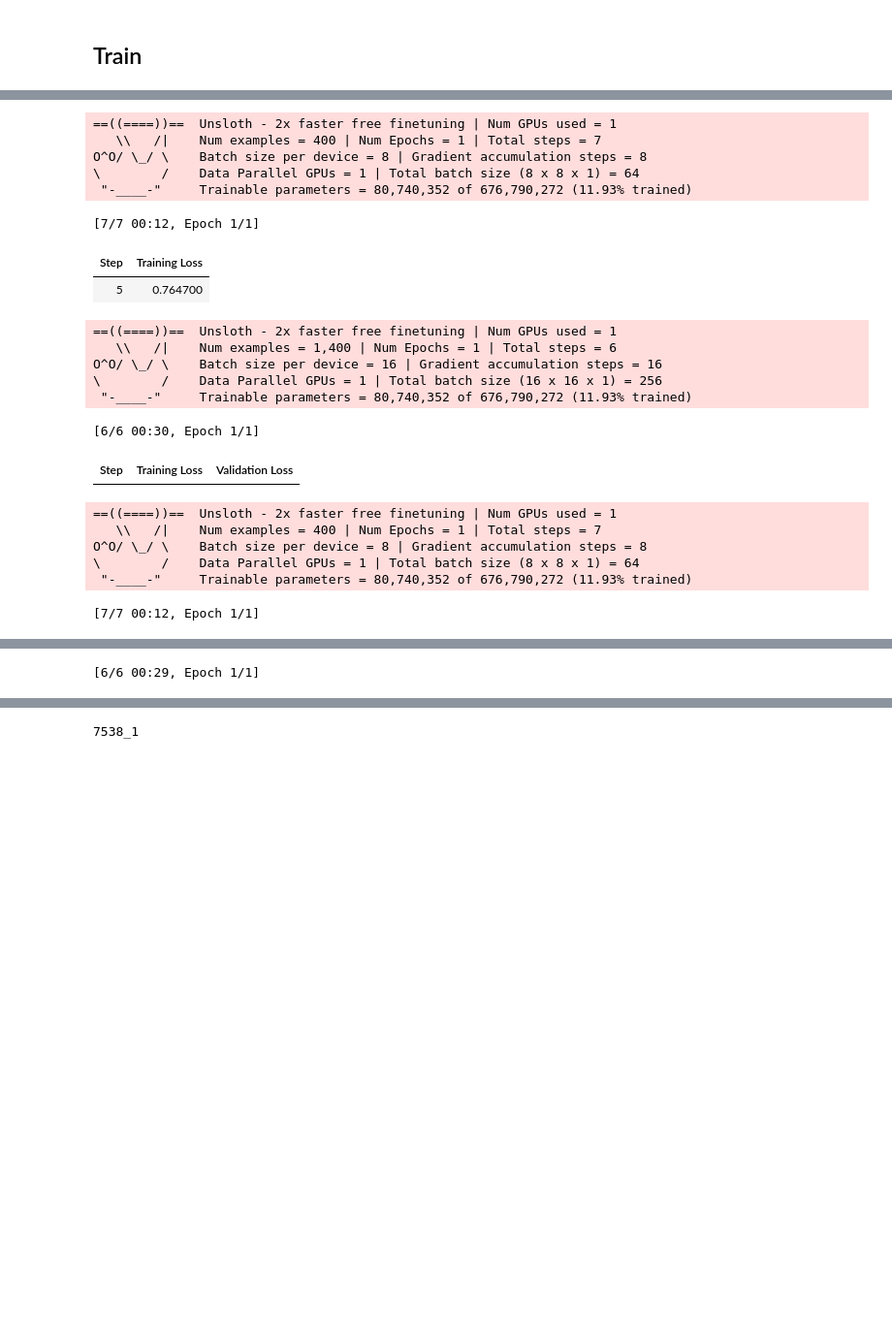
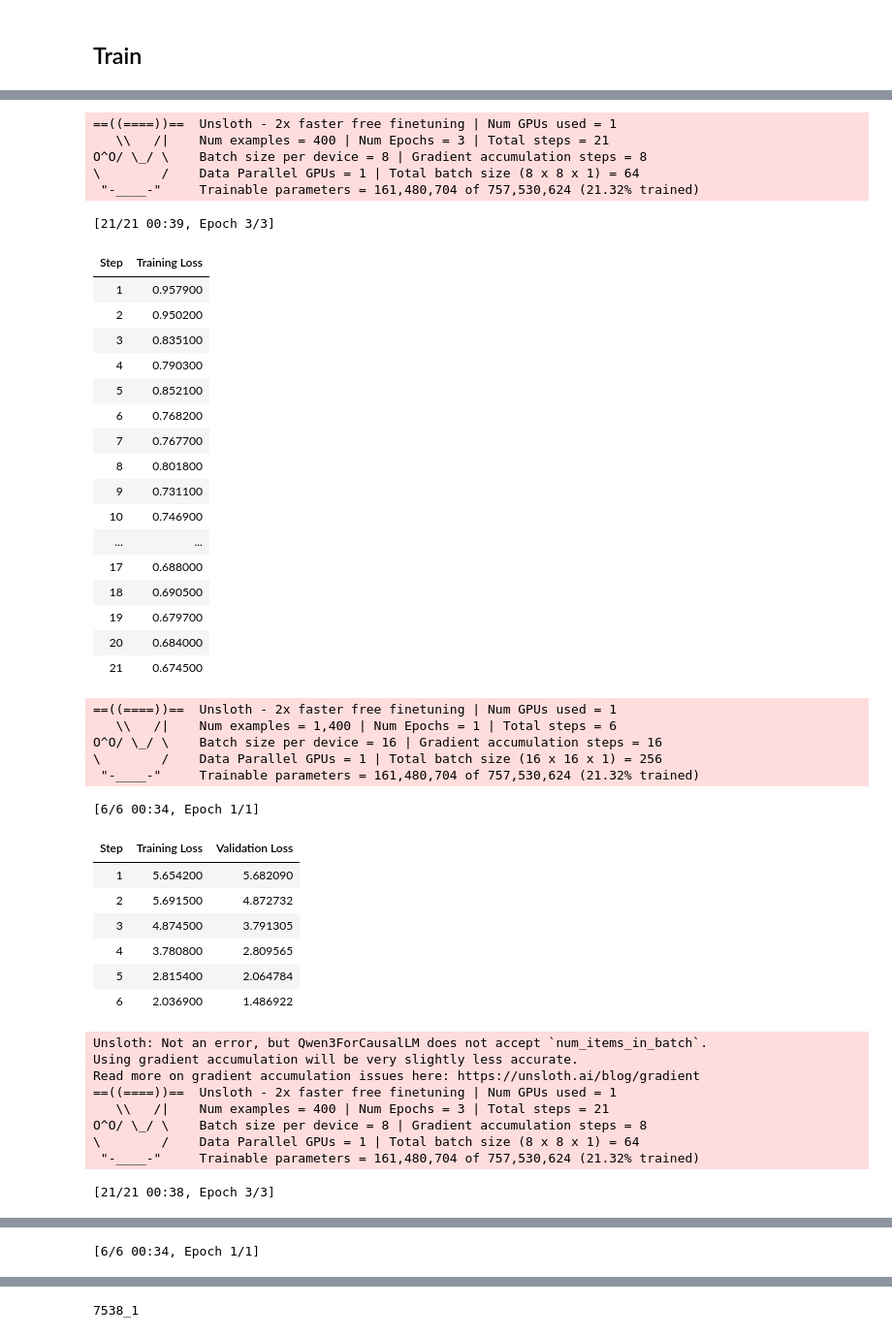
Before and after one commit to miguel-kjh/rag-experiments, a Jupyter notebook: notebooks/train_llm_retriver.ipynb, the cells around one changed output, grey strips where cells are left out. Shown at 97% size. Cells and saved outputs as stored; diff of their text form; code cells hidden in the pictures; blank space fills up the shorter version.

```diff
--- a/notebooks/train_llm_retriver.ipynb
+++ b/notebooks/train_llm_retriver.ipynb
@@ -11,6 +16,6 @@ SEED = 42
 # %%
 model_name = "Qwen/Qwen3-0.6B"
-MAX_LENGTH = 512
+MAX_LENGTH = 256
 
 model, tokenizer = FastLanguageModel.from_pretrained(
     model_name = model_name,
@@ -19,7 +24,7 @@ model, tokenizer = FastLanguageModel.from_pretrained(
     load_in_8bit = False,
 )
 tokenizer.pad_token = tokenizer.eos_token
-RANK = 128
+RANK = 256
 model = FastLanguageModel.get_peft_model(
     model,
     r = RANK,           # Choose any number > 0! Suggested 8, 16, 32, 64, 128
@@ -148,20 +186,15 @@ def build_prompt_it(tokenizer, system_prompt: str, prompt: str, response: str) -
     )
 # %%
 def prepare_prompt_for_indexing(documents: list):
-    system_prompt = """
-    Eres un módulo de almacenamiento. Tu única tarea es almacenar el documento dado y devolver su identificador único.
+    prompt = """
+    Contenido del documento:
+    {doc}
+    El Identificador del documento es DOCID:{{{doc_id}}}
     """
-    prompt = """
-    Almacena el siguiente documento y dale un identificador único:
-    {doc}
-    """
-    response = "DOCID:{doc_id}"
     for doc in documents:
         document = doc.page_content
         doc_id = doc.metadata.get("id", "unknown")
-        prompt_ = prompt.format(doc=document, doc_id=doc_id)
-        response_ = response.format(doc_id=doc_id)
-        yield build_prompt_it(tokenizer,system_prompt, prompt_, response_)
+        yield prompt.format(doc=document, doc_id=doc_id)
 # %%
 def prepare_prompts_for_retrieval(dataset, tokenizer):
     system_prompt = """
@@ -173,7 +206,7 @@ def prepare_prompts_for_retrieval(dataset, tokenizer):
         Dada la siguiente consulta, recupera los identificadores de los documentos relevantes.
         Consulta: {QUERY}
         """
-        response = "DOCID:{docid}"
+        response = "DOCID:{{{docid}}}"
         question = item["question"]
         prompt = prompt.format(QUERY=question)
         prompts.append(build_prompt_it(tokenizer, system_prompt, prompt, response.format(docid=item["id"])))
@@ -255,10 +341,10 @@ auto_config = SFTConfig(
     gradient_accumulation_steps = 8, # Use GA to mimic batch size!
     save_steps=5,
     warmup_steps = 5,
-    num_train_epochs = 1, # Set this for 1 full training run.
+    num_train_epochs = 3, # Set this for 1 full training run.
     #max_steps = 60,
     learning_rate = 1e-4, # Reduce to 2e-5 for long training runs
-    logging_steps = 5,
+    logging_steps = 1,
     # 32 bits
     optim = "paged_adamw_32bit",
     weight_decay = 0.01,
@@ -275,7 +361,7 @@ it_config = SFTConfig(
     gradient_accumulation_steps=16,
     warmup_steps=25,
     save_steps=25,
-    eval_steps=25,
+    eval_steps=1,
     eval_strategy="steps",         # <-- activa evaluación periódica
     num_train_epochs=1,             # <-- opcional: usa epochs en lugar de max_steps
     #max_steps=30,
@@ -296,6 +382,7 @@ trainer_auto = SFTTrainer(
     model=model,
     train_dataset=indexing_dataset_tokenizer,
     tokenizer=tokenizer,
+    data_collator=data_collator,
     args=auto_config,
 )
 
@@ -303,6 +390,7 @@ trainer_it = SFTTrainer(
     model=model,
     train_dataset=retrieval_train_dataset_tokenizer,
     eval_dataset=retrieval_val_dataset_tokenizer,
+    data_collator=data_collator,
     tokenizer=tokenizer,
     args=it_config,
 )
@@ -322,29 +410,53 @@ trainable params: 80,740,352 || all params: 676,790,272 || trainable%: 11.9299
 # %%
-EPOCHS = 10
+EPOCHS = 4
 for _ in range(EPOCHS):
     trainer_sft_stats = trainer_auto.train() # (context, id)
     trainer_it_stats = trainer_it.train() # (query, id)
     # GUARDAR MODELOS CADA SUPER EPOCH
 # %% [output]
 ==((====))==  Unsloth - 2x faster free finetuning | Num GPUs used = 1
-   \\   /|    Num examples = 400 | Num Epochs = 1 | Total steps = 7
+   \\   /|    Num examples = 400 | Num Epochs = 3 | Total steps = 21
 O^O/ \_/ \    Batch size per device = 8 | Gradient accumulation steps = 8
 \        /    Data Parallel GPUs = 1 | Total batch size (8 x 8 x 1) = 64
- "-____-"     Trainable parameters = 80,740,352 of 676,790,272 (11.93% trained)
+ "-____-"     Trainable parameters = 161,480,704 of 757,530,624 (21.32% trained)
-[7/7 00:12, Epoch 1/1]
+[21/21 00:39, Epoch 3/3]
 | Step | Training Loss |
-| 5 | 0.764700 |
+| 1 | 0.957900 |
+| 2 | 0.950200 |
+| 3 | 0.835100 |
+| 4 | 0.790300 |
+| 5 | 0.852100 |
+| 6 | 0.768200 |
+| 7 | 0.767700 |
+| 8 | 0.801800 |
+| 9 | 0.731100 |
+| 10 | 0.746900 |
+| ... | ... |
+| 17 | 0.688000 |
+| 18 | 0.690500 |
+| 19 | 0.679700 |
+| 20 | 0.684000 |
+| 21 | 0.674500 |
 ==((====))==  Unsloth - 2x faster free finetuning | Num GPUs used = 1
    \\   /|    Num examples = 1,400 | Num Epochs = 1 | Total steps = 6
 O^O/ \_/ \    Batch size per device = 16 | Gradient accumulation steps = 16
 \        /    Data Parallel GPUs = 1 | Total batch size (16 x 16 x 1) = 256
- "-____-"     Trainable parameters = 80,740,352 of 676,790,272 (11.93% trained)
+ "-____-"     Trainable parameters = 161,480,704 of 757,530,624 (21.32% trained)
-[6/6 00:30, Epoch 1/1]
+[6/6 00:34, Epoch 1/1]
 | Step | Training Loss | Validation Loss |
+| 1 | 5.654200 | 5.682090 |
+| 2 | 5.691500 | 4.872732 |
+| 3 | 4.874500 | 3.791305 |
+| 4 | 3.780800 | 2.809565 |
+| 5 | 2.815400 | 2.064784 |
+| 6 | 2.036900 | 1.486922 |
+Unsloth: Not an error, but Qwen3ForCausalLM does not accept `num_items_in_batch`.
+Using gradient accumulation will be very slightly less accurate.
+Read more on gradient accumulation issues here: https://unsloth.ai/blog/gradient
 ==((====))==  Unsloth - 2x faster free finetuning | Num GPUs used = 1
-   \\   /|    Num examples = 400 | Num Epochs = 1 | Total steps = 7
+   \\   /|    Num examples = 400 | Num Epochs = 3 | Total steps = 21
 O^O/ \_/ \    Batch size per device = 8 | Gradient accumulation steps = 8
 \        /    Data Parallel GPUs = 1 | Total batch size (8 x 8 x 1) = 64
- "-____-"     Trainable parameters = 80,740,352 of 676,790,272 (11.93% trained)
+ "-____-"     Trainable parameters = 161,480,704 of 757,530,624 (21.32% trained)
-[7/7 00:12, Epoch 1/1]
+[21/21 00:38, Epoch 3/3]
 | Step | Training Loss |
@@ -357,2 +484,2 @@ O^O/ \_/ \    Batch size per device = 16 | Gradient accumulation steps = 16
-[6/6 00:29, Epoch 1/1]
+[6/6 00:34, Epoch 1/1]
 | Step | Training Loss | Validation Loss |
```
Also changed, not shown: parts of 17 cells of this notebook.
